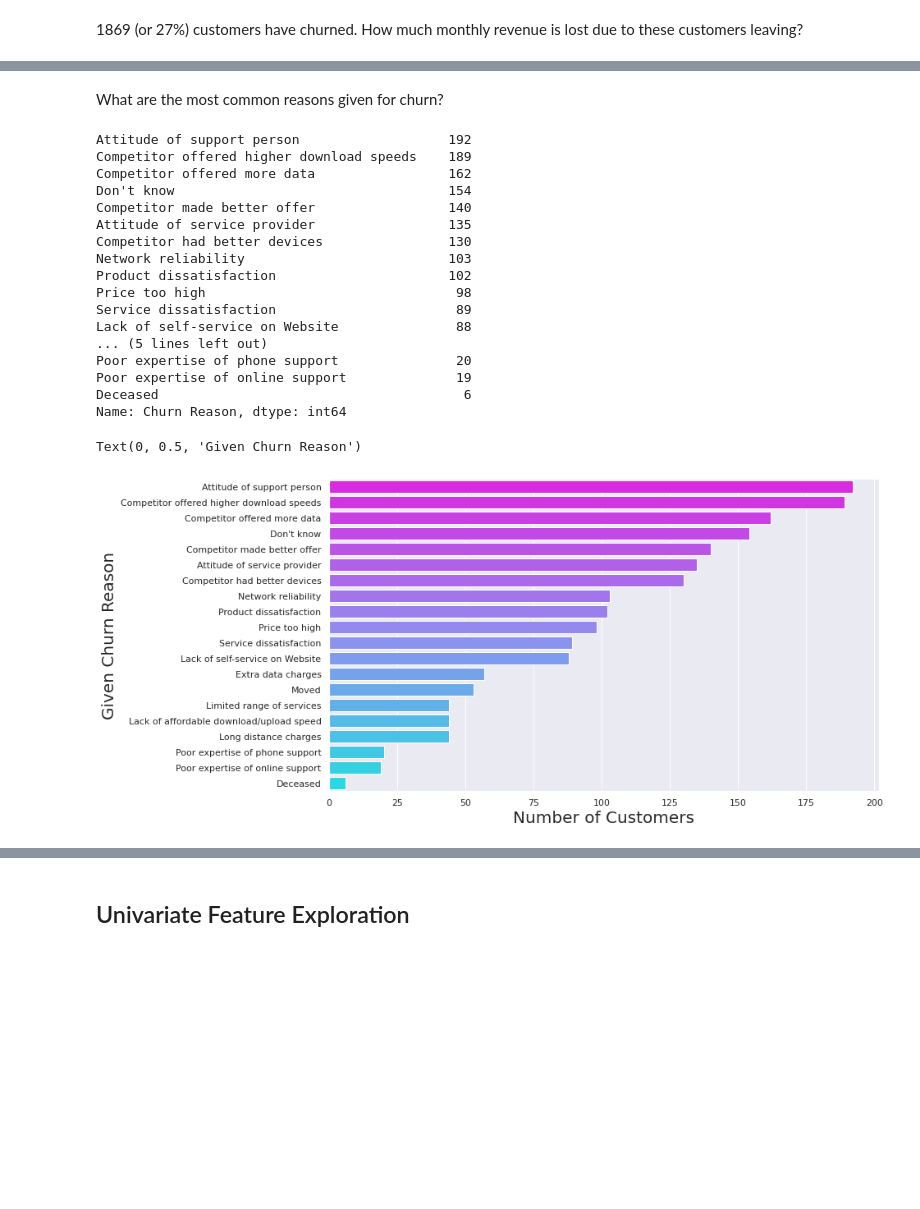
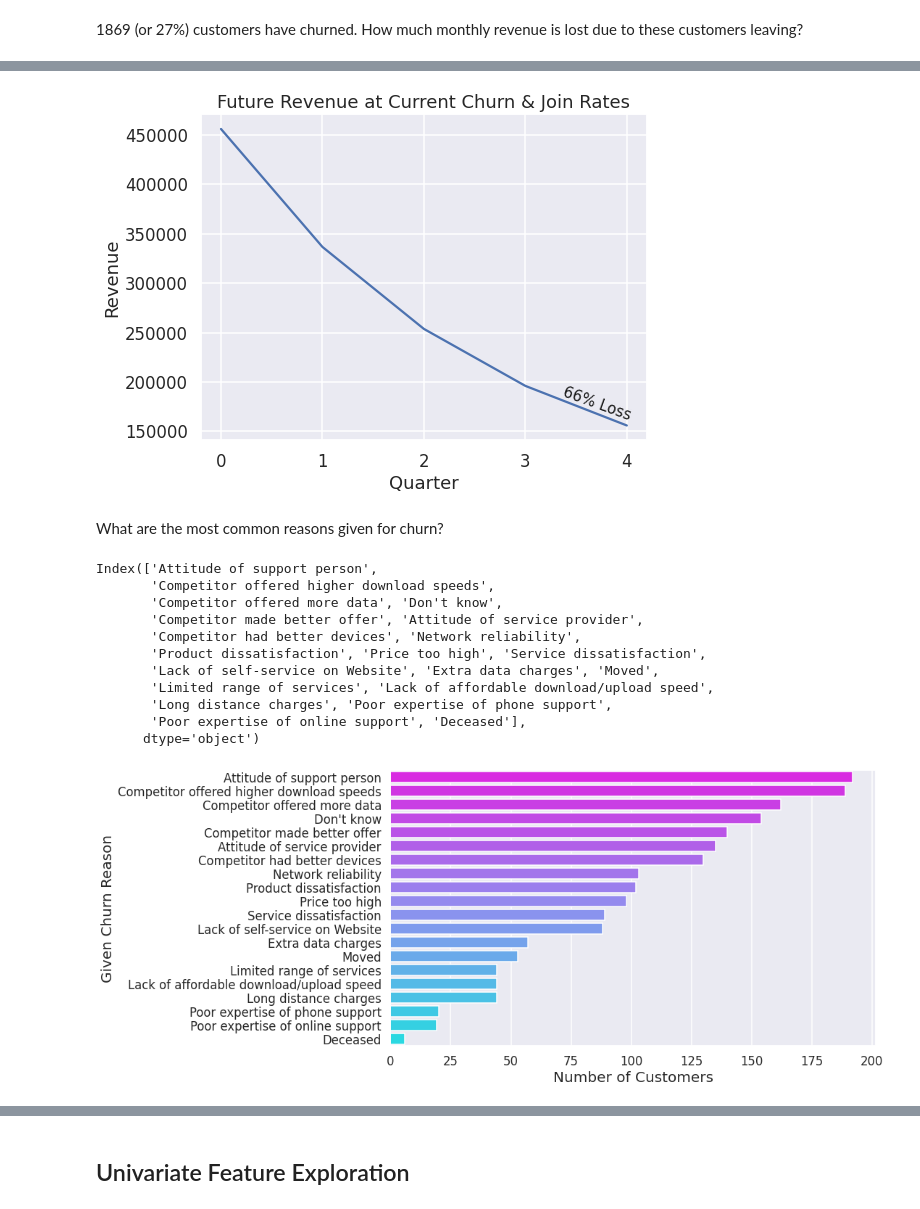
Before and after one commit to adeviney/credit-card-fraud, a Jupyter notebook: EDA.ipynb, the cells around one changed output, grey strips where cells are left out. Drawn from its saved outputs; the diff is of its cells as text; code cells hidden in the pictures; blank space fills up the shorter version.

Commit message:
Added more insights and visuals

```diff
--- a/EDA.ipynb
+++ b/EDA.ipynb
@@ -368,5 +370,7 @@ sns.countplot(data = df, x = 'Churn').set(ylabel = "Number of customers");
 # %% [markdown]
 1869 (or 27%) customers have churned. How much monthly revenue is lost due to these customers leaving?
+# %%
+sns.set_context("talk")
 # %%
 sumMonthChargesByGroup = df.groupby('Churn')['MonthlyCharges'].sum() #total monthly charges by group
 toPlot = sumMonthChargesByGroup/sumMonthChargesByGroup.sum() * 100 # percentage of monthly charges by group
@@ -380,2 +403,17 @@ sns.barplot(x = toPlot.index, y = toPlot.values).set(title = 'Churned customers
+# %%
+sns.set_context('talk')
+# %%
+plt.rcParams['figure.figsize'] = (8,6)
+#plt.yticklabels(df_churn['Churn Category'].value_counts(), fontsize = 15)
+plot = sns.lineplot(x=range(0,5), y=revenue)
+plot.set_xlabel('Quarter')
+plot.set_ylabel('Revenue')
+plot.set_title('Future Revenue at Current Churn & Join Rates')
+plot.set_xticks(range(0,5));
+plot.text(y = revenue[-1]+5e3, x=3.35, s=(f'{(revenue[0]-revenue[-1])/revenue[0]*100:.0f}% Loss'), color = 'k', size = 15, rotation = -20)
+#plot.text(revenue[-1], color='g', lw=1, ls='-.', alpha = 0.75)
+plt.rcParams['figure.figsize'] = (6.4, 4.8)
+# %% [output]
+[figure, added]
 # %% [markdown]
 What are the most common reasons given for churn?
@@ -385,28 +420,23 @@ df_nochurn = df[df['Churn'] == "No"]
 # %%
-df_churn['Churn Reason'].value_counts()
+df_churn['Churn Reason'].value_counts().index
 # %% [output]
-Attitude of support person                   192
-Competitor offered higher download speeds    189
-Competitor offered more data                 162
-Don't know                                   154
-Competitor made better offer                 140
-Attitude of service provider                 135
-Competitor had better devices                130
-Network reliability                          103
-Product dissatisfaction                      102
-Price too high                                98
-Service dissatisfaction                       89
-Lack of self-service on Website               88
-... (5 lines left out)
-Poor expertise of phone support               20
-Poor expertise of online support              19
-Deceased                                       6
-Name: Churn Reason, dtype: int64
+Index(['Attitude of support person',
+       'Competitor offered higher download speeds',
+       'Competitor offered more data', 'Don't know',
+       'Competitor made better offer', 'Attitude of service provider',
+       'Competitor had better devices', 'Network reliability',
+       'Product dissatisfaction', 'Price too high', 'Service dissatisfaction',
+       'Lack of self-service on Website', 'Extra data charges', 'Moved',
+       'Limited range of services', 'Lack of affordable download/upload speed',
+       'Long distance charges', 'Poor expertise of phone support',
+       'Poor expertise of online support', 'Deceased'],
+      dtype='object')
 # %%
 plt.rcParams['figure.figsize'] = (12, 7)
 sns.countplot(data = df_churn, y = 'Churn Reason', order = df_churn['Churn Reason'].value_counts().index, palette = "cool_r")
 plt.xlabel('Number of Customers', fontdict={'fontsize': 20})
 plt.ylabel('Given Churn Reason', fontdict={'fontsize': 20})
+#plt.yticks(labels = df_churn['Churn Reason'].value_counts().index)
+plt.rcParams['figure.figsize'] = (6.4, 4.8)
 # %% [output]
-Text(0, 0.5, 'Given Churn Reason')
-[figure, old version]
+[figure, new version]
```
Also changed, not shown: parts of 71 cells of this notebook.
